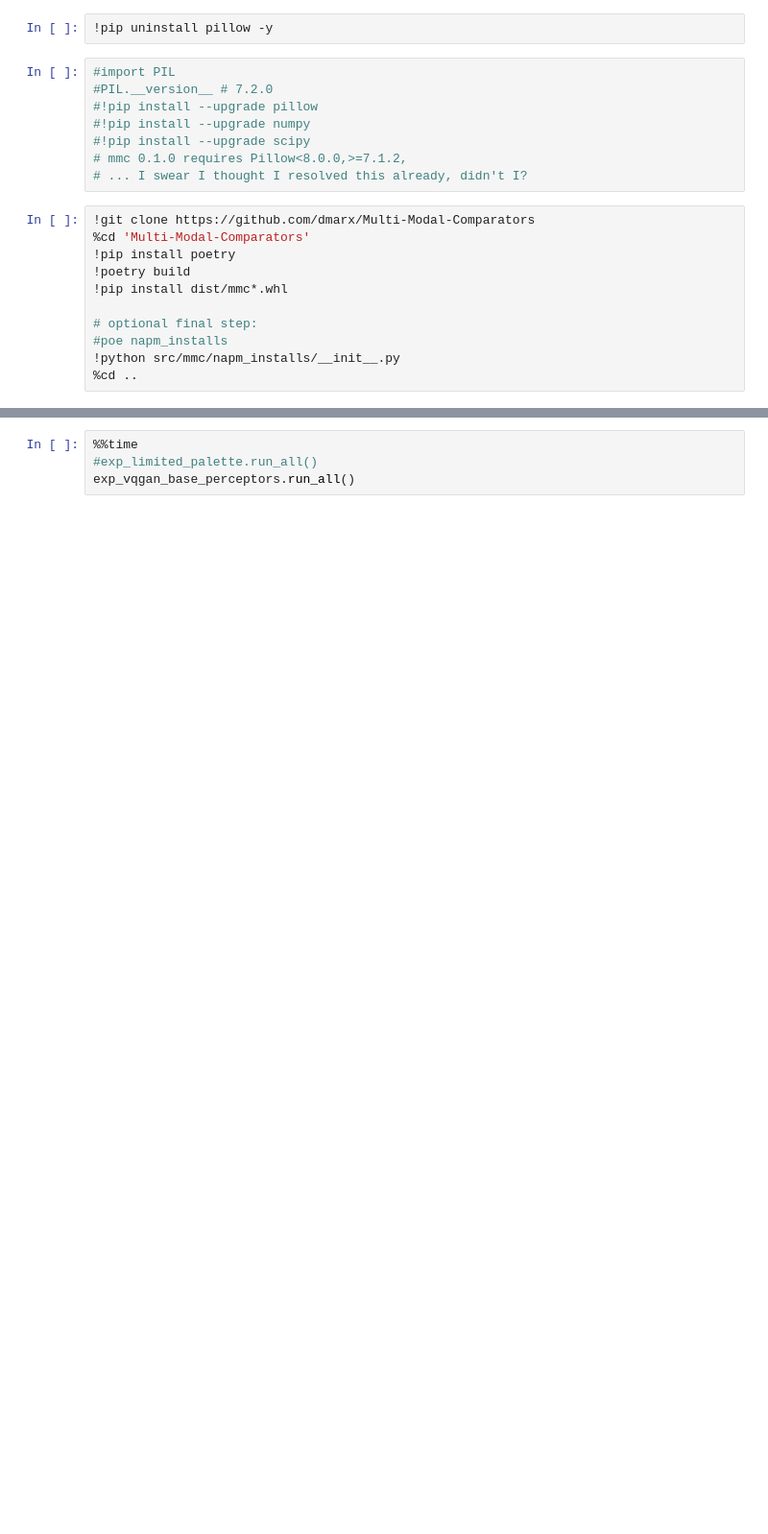
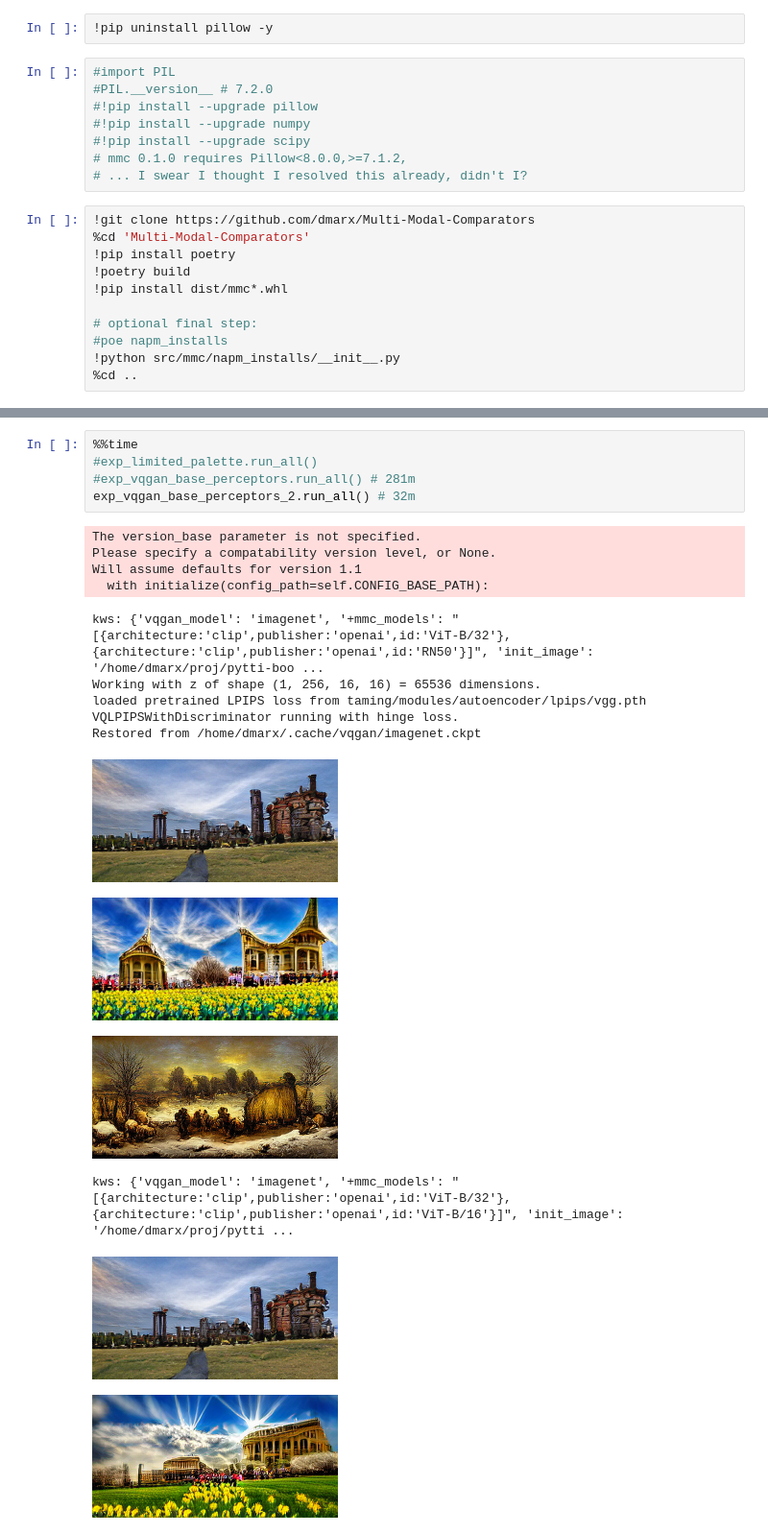
Before and after one commit to pytti-tools/pytti-book, a Jupyter notebook: permutations.ipynb, the cells around one changed output, grey strips where cells are left out. Shown: that part at 96% size. Drawn from its saved outputs; the diff is of its cells as text; blank space fills up the shorter version.

```diff
--- a/permutations.ipynb
+++ b/permutations.ipynb
@@ -215,4 +293,21 @@ exp_vqgan_base_perceptors = ExperimentMatrix(
 # %%
 %%time
 #exp_limited_palette.run_all()
-exp_vqgan_base_perceptors.run_all()
+#exp_vqgan_base_perceptors.run_all() # 281m
+exp_vqgan_base_perceptors_2.run_all() # 32m
+# %% [output]
+The version_base parameter is not specified.
+Please specify a compatability version level, or None.
+Will assume defaults for version 1.1
+  with initialize(config_path=self.CONFIG_BASE_PATH):
+kws: {'vqgan_model': 'imagenet', '+mmc_models': "[{architecture:'clip',publisher:'openai',id:'ViT-B/32'},{architecture:'clip',publisher:'openai',id:'RN50'}]", 'init_image': '/home/dmarx/proj/pytti-boo ...
+Working with z of shape (1, 256, 16, 16) = 65536 dimensions.
+loaded pretrained LPIPS loss from taming/modules/autoencoder/lpips/vgg.pth
+VQLPIPSWithDiscriminator running with hinge loss.
+Restored from /home/dmarx/.cache/vqgan/imagenet.ckpt
+[figure, added]
+[figure, added]
+[figure, added]
+kws: {'vqgan_model': 'imagenet', '+mmc_models': "[{architecture:'clip',publisher:'openai',id:'ViT-B/32'},{architecture:'clip',publisher:'openai',id:'ViT-B/16'}]", 'init_image': '/home/dmarx/proj/pytti ...
+[figure, added]
+[figure, added]
```
Also changed, not shown: parts of 3 cells of this notebook.
